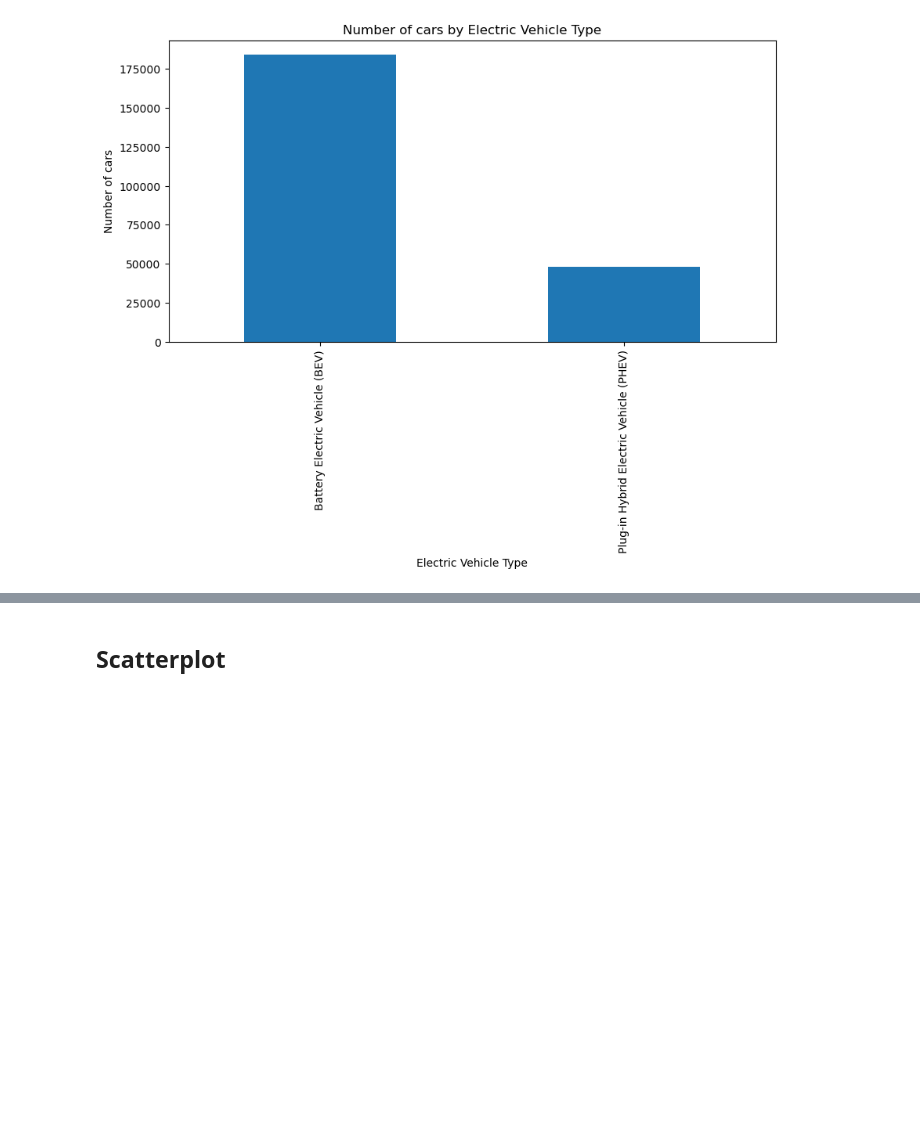
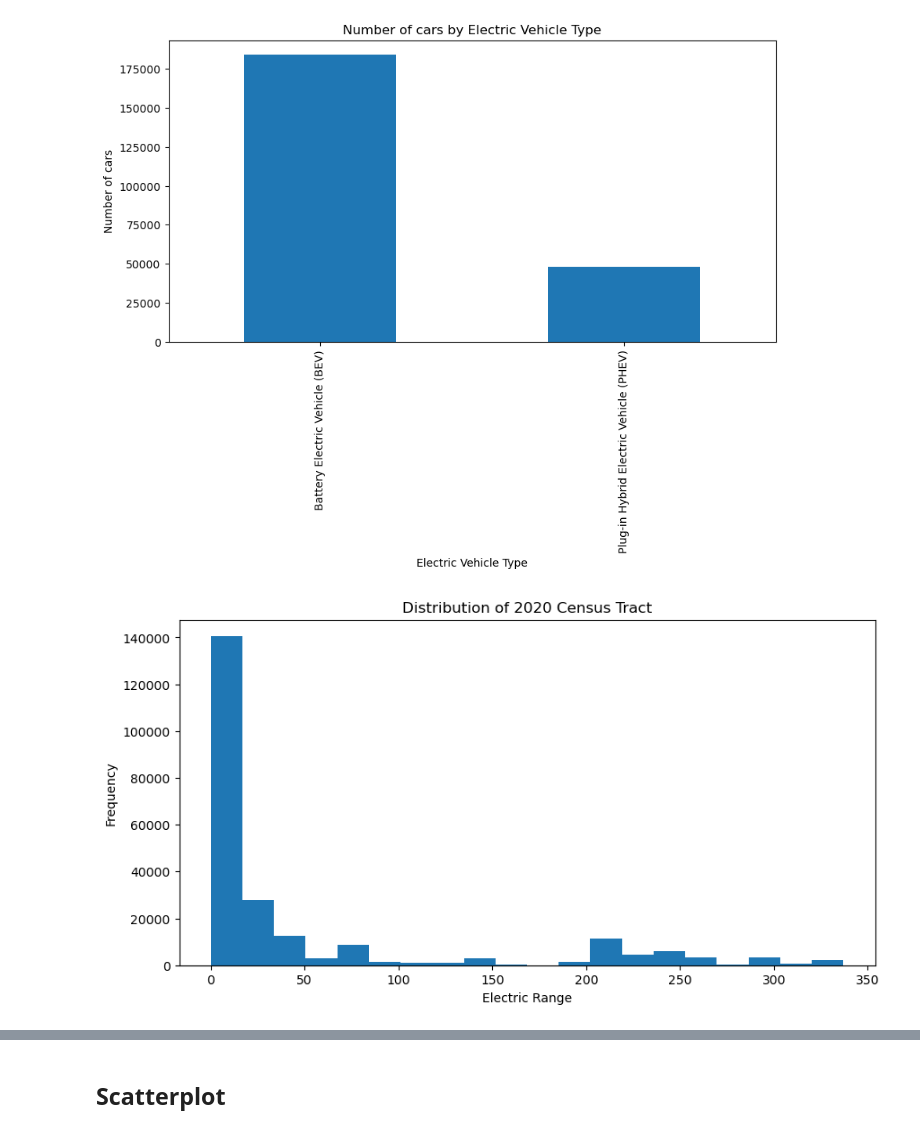
Before and after one commit to Catalina280517/CA-Electric-Vehicles, a Jupyter notebook: CA-Electric Vehicles.ipynb, the cells around one changed output, grey strips where cells are left out. Saved outputs shown, nothing was run; the diff lists cells and outputs as text; code cells hidden in the pictures; blank space fills up the shorter version.

```diff
--- a/CA-Electric Vehicles.ipynb
+++ b/CA-Electric Vehicles.ipynb
@@ -211,3 +211,12 @@ plt.xlabel("Electric Vehicle Type")
 plt.show()
 # %% [output]
 [figure]
+# %%
+df["Electric Range"].plot(kind="hist", bins=20, figsize=(10, 5))
+plt.title("Distribution of 2020 Census Tract")
+plt.ylabel("Frequency")
+plt.xlabel("Electric Range")
+
+plt.show()
+# %% [output]
+[figure, added]
```
Also changed, not shown: parts of 6 cells of this notebook.
